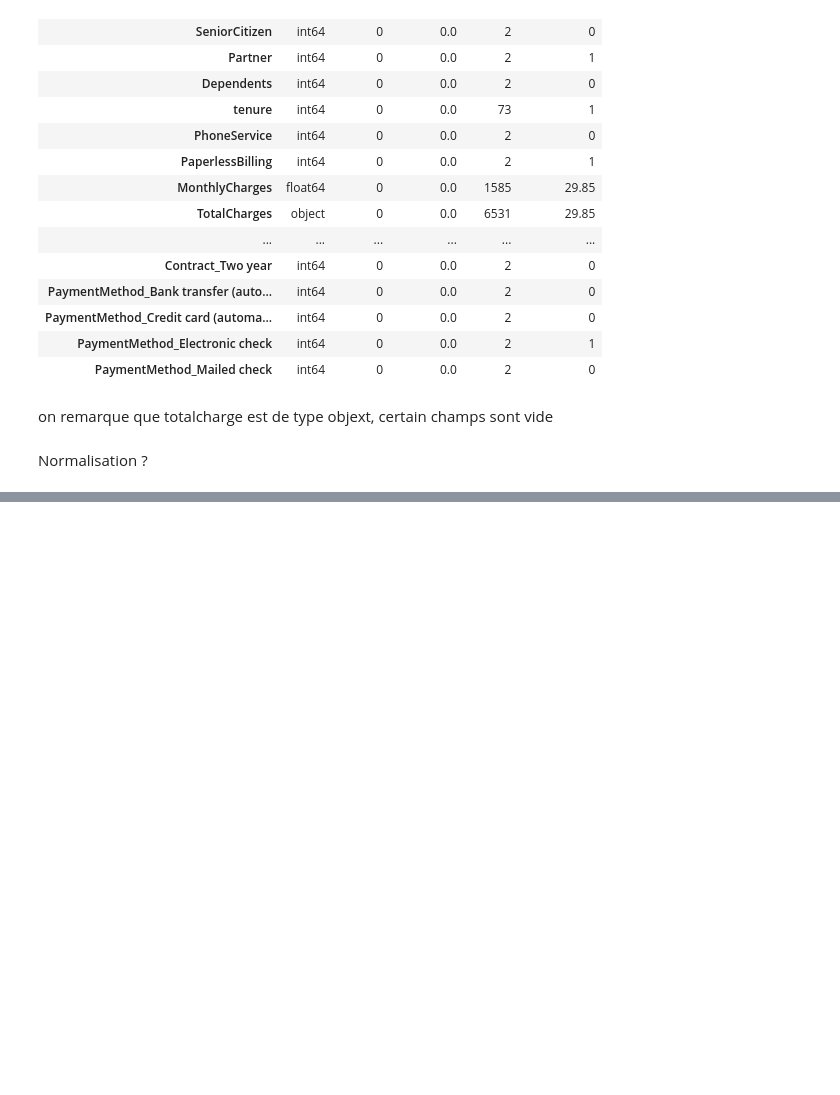
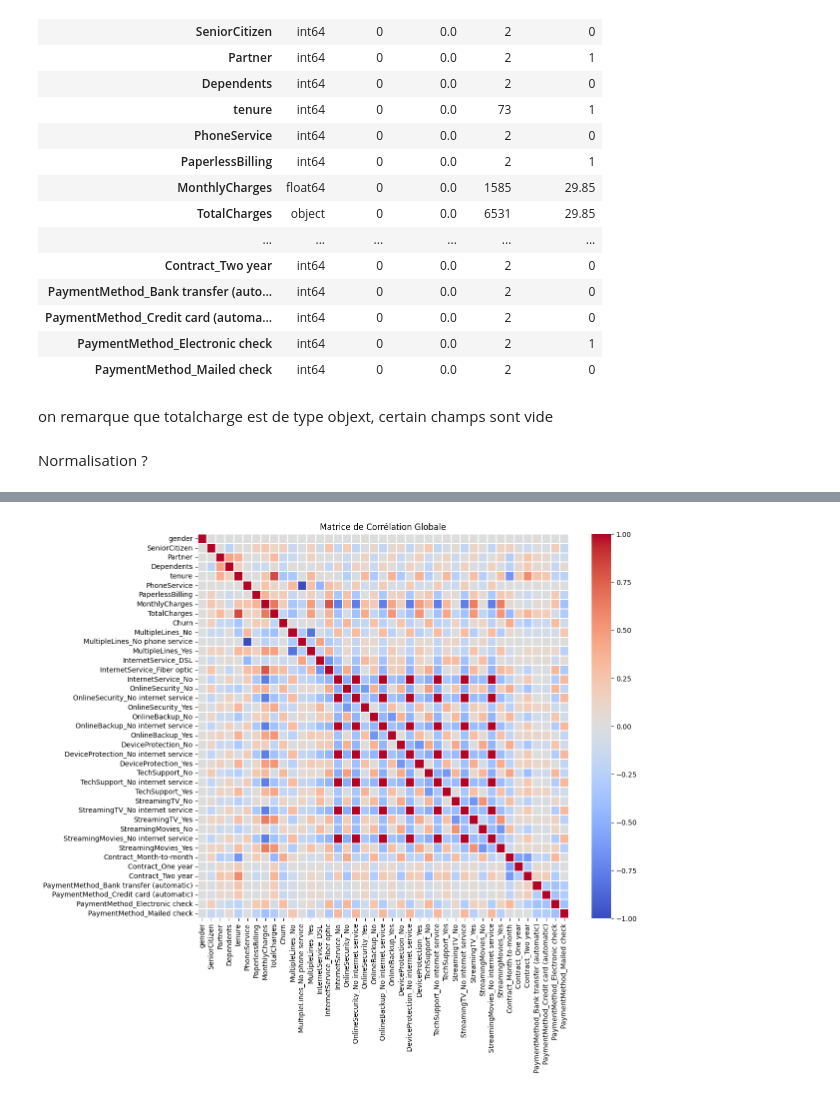
Before and after one commit to Bapt1st3/Telco_Customer_Prediction, a Jupyter notebook: data_prep copy.ipynb, the cells around one changed output, grey strips where cells are left out. Drawn from its saved outputs; the diff is of its cells as text; code cells hidden in the pictures; blank space fills up the shorter version.

```diff
--- a/data_prep copy.ipynb
+++ b/data_prep copy.ipynb
@@ -126,0 +151,9 @@ df.to_csv("dataset/cleaned_dataset.csv")
+# %%
+plt.figure(figsize=(12, 10))
+corr = df.corr()
+
+sns.heatmap(corr, cmap='coolwarm', annot=False, fmt=".2f", linewidths=0.1)
+plt.title('Matrice de Corrélation Globale')
+plt.show()
+# %% [output]
+[figure, added]
```
Also changed, not shown: parts of 9 cells of this notebook.
